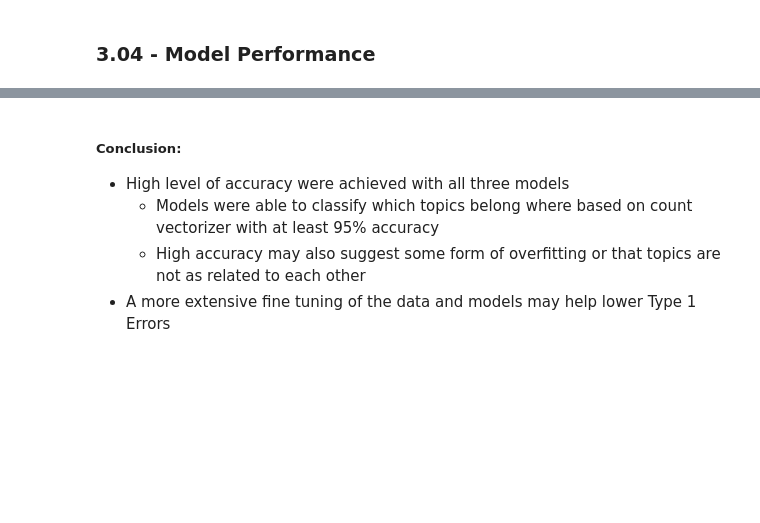
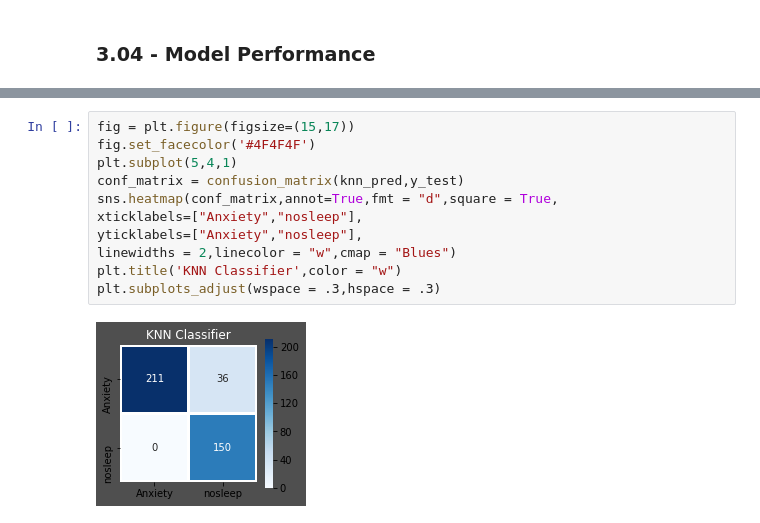
Before and after one commit to michaelxiaoyk/Reddit-Classification-with-NLP-, a Jupyter notebook: code/project_3.ipynb, the cells around one changed output, grey strips where cells are left out. Drawn from its saved outputs; the diff is of its cells as text; blank space fills up the shorter version.

```diff
--- a/code/project_3.ipynb
+++ b/code/project_3.ipynb
@@ -615,6 +608,13 @@ for i,j,k in itertools.zip_longest(lst,range(length),mods) :
-# %% [markdown]
-##### Conclusion:
-- High level of accuracy were achieved with all three models
-     - Models were able to classify which topics belong where based on count vectorizer with at least 95% accuracy
-     - High accuracy may also suggest some form of overfitting or that topics are not as related to each other
-- A more extensive fine tuning of the data and models may help lower Type 1 Errors
+# %%
+fig = plt.figure(figsize=(15,17))
+fig.set_facecolor('#4F4F4F')
+plt.subplot(5,4,1)
+conf_matrix = confusion_matrix(knn_pred,y_test)
+sns.heatmap(conf_matrix,annot=True,fmt = "d",square = True,
+xticklabels=["Anxiety","nosleep"],
+yticklabels=["Anxiety","nosleep"],
+linewidths = 2,linecolor = "w",cmap = "Blues")
+plt.title('KNN Classifier',color = "w")
+plt.subplots_adjust(wspace = .3,hspace = .3)
+# %% [output]
+[figure, added]
```
Also changed, not shown: parts of 29 cells of this notebook, 9 other files.
